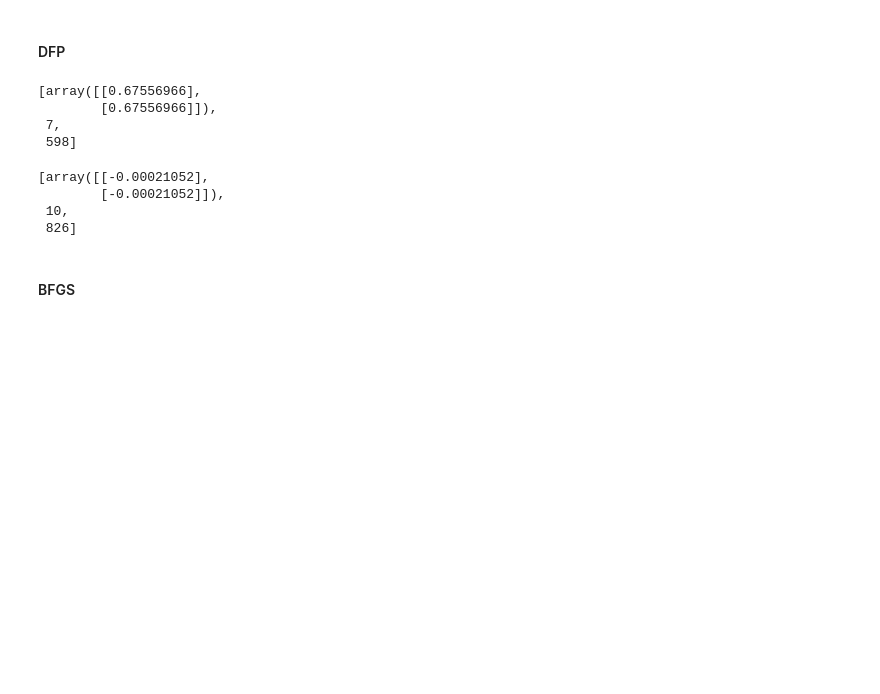
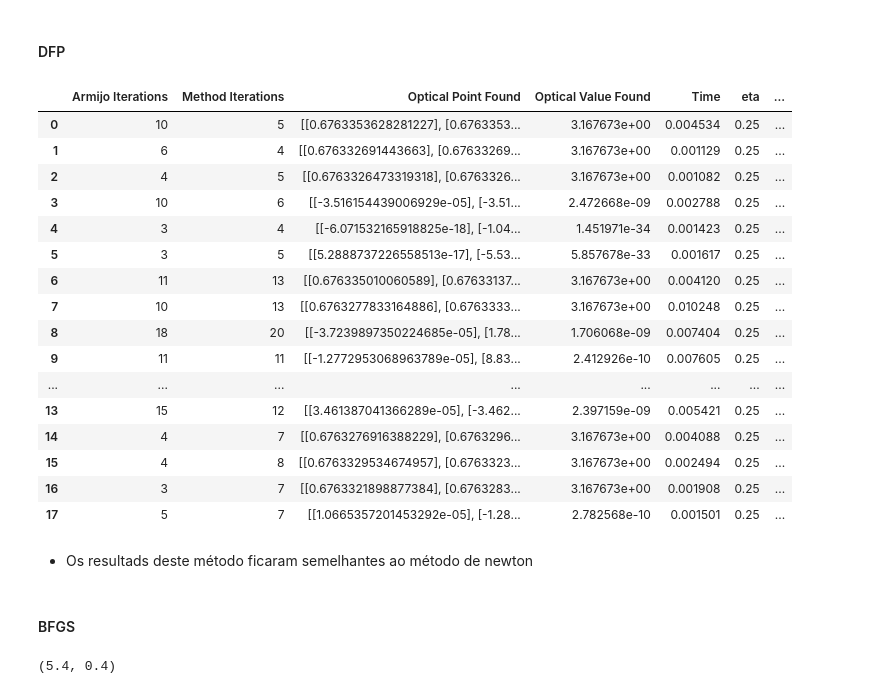
Before and after one commit to YasminForestti/Trabalho-pratico-OTM, a Jupyter notebook: trabalho.ipynb, the cells around one changed output. Saved outputs shown, nothing was run; the diff lists cells and outputs as text; code cells hidden in the pictures; blank space fills up the shorter version.

```diff
--- a/trabalho.ipynb
+++ b/trabalho.ipynb
@@ -143,24 +317,37 @@ def met_quase_newton_DFP(x,tol,maxiter,gama,n):
         ar = Armijo(x,gama,d,n)
         t = ar[0]
         x = x + t*d
-        H = -1*DFP(x,x_antigo,H)
+        H = DFP(x,x_antigo,H)
         m = m + 1
         k = k + ar[1]
+
     return [x,m,k]
-# %%
-met_quase_newton_DFP([[0.5],[0.5]],0.01,1000,0.8,0.25)
-# %% [output]
-[array([[0.67556966],
-        [0.67556966]]),
- 7,
- 598]
-# %%
-met_quase_newton_DFP([[-1],[-1]],0.01,1000,0.8,0.25)
-# %% [output]
-[array([[-0.00021052],
-        [-0.00021052]]),
- 10,
- 826]
+# %%
+tol = 0.0001
+maxiter = 1000
+result = test_combinations(search, met_quase_newton_DFP, maxiter, tol)
+dfp_res = pd.DataFrame.from_records(result)
+dfp_res
+# %% [output]
+|  | Armijo Iterations | Method Iterations | Optical Point Found | Optical Value Found | Time | eta | ... |
+| 0 | 10 | 5 | [[0.6763353628281227], [0.6763353... | 3.167673e+00 | 0.004534 | 0.25 | ... |
+| 1 | 6 | 4 | [[0.676332691443663], [0.67633269... | 3.167673e+00 | 0.001129 | 0.25 | ... |
+| 2 | 4 | 5 | [[0.6763326473319318], [0.6763326... | 3.167673e+00 | 0.001082 | 0.25 | ... |
+| 3 | 10 | 6 | [[-3.516154439006929e-05], [-3.51... | 2.472668e-09 | 0.002788 | 0.25 | ... |
+| 4 | 3 | 4 | [[-6.071532165918825e-18], [-1.04... | 1.451971e-34 | 0.001423 | 0.25 | ... |
+| 5 | 3 | 5 | [[5.2888737226558513e-17], [-5.53... | 5.857678e-33 | 0.001617 | 0.25 | ... |
+| 6 | 11 | 13 | [[0.676335010060589], [0.67633137... | 3.167673e+00 | 0.004120 | 0.25 | ... |
+| 7 | 10 | 13 | [[0.6763277833164886], [0.6763333... | 3.167673e+00 | 0.010248 | 0.25 | ... |
+| 8 | 18 | 20 | [[-3.7239897350224685e-05], [1.78... | 1.706068e-09 | 0.007404 | 0.25 | ... |
+| 9 | 11 | 11 | [[-1.2772953068963789e-05], [8.83... | 2.412926e-10 | 0.007605 | 0.25 | ... |
+| ... | ... | ... | ... | ... | ... | ... | ... |
+| 13 | 15 | 12 | [[3.461387041366289e-05], [-3.462... | 2.397159e-09 | 0.005421 | 0.25 | ... |
+| 14 | 4 | 7 | [[0.6763276916388229], [0.6763296... | 3.167673e+00 | 0.004088 | 0.25 | ... |
+| 15 | 4 | 8 | [[0.6763329534674957], [0.6763323... | 3.167673e+00 | 0.002494 | 0.25 | ... |
+| 16 | 3 | 7 | [[0.6763321898877384], [0.6763283... | 3.167673e+00 | 0.001908 | 0.25 | ... |
+| 17 | 5 | 7 | [[1.0665357201453292e-05], [-1.28... | 2.782568e-10 | 0.001501 | 0.25 | ... |
+# %% [markdown]
+- Os resultads deste método ficaram semelhantes ao método de newton
 # %% [markdown]
 #### BFGS
 # %%
@@ -191,0 +390,7 @@ def met_quase_newton_BFGS(x,tol,maxiter,gama,n):
+# %%
+x = 0.4
+x_antigo = x
+x += 5
+x, x_antigo
+# %% [output]
+(5.4, 0.4)
```
Also changed, not shown: parts of 39 cells of this notebook, 2 other files.
